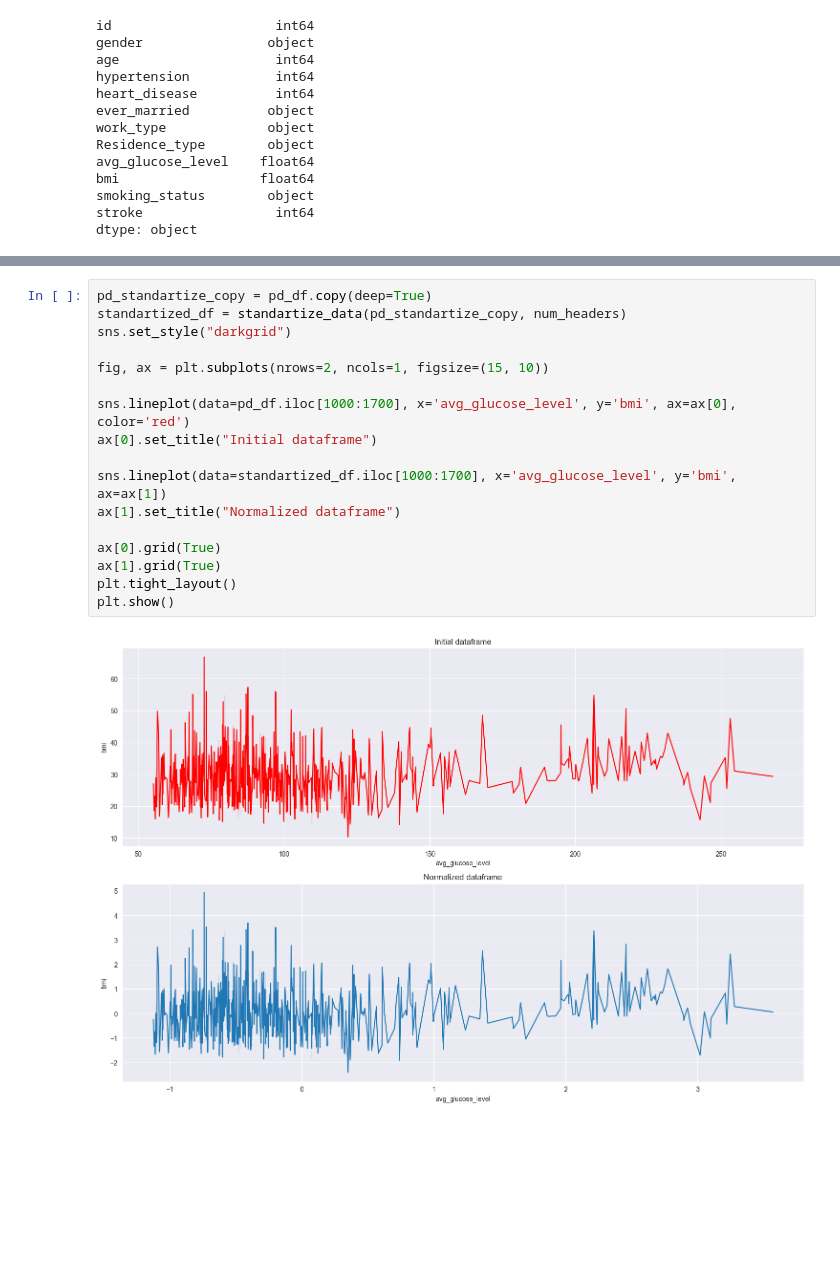
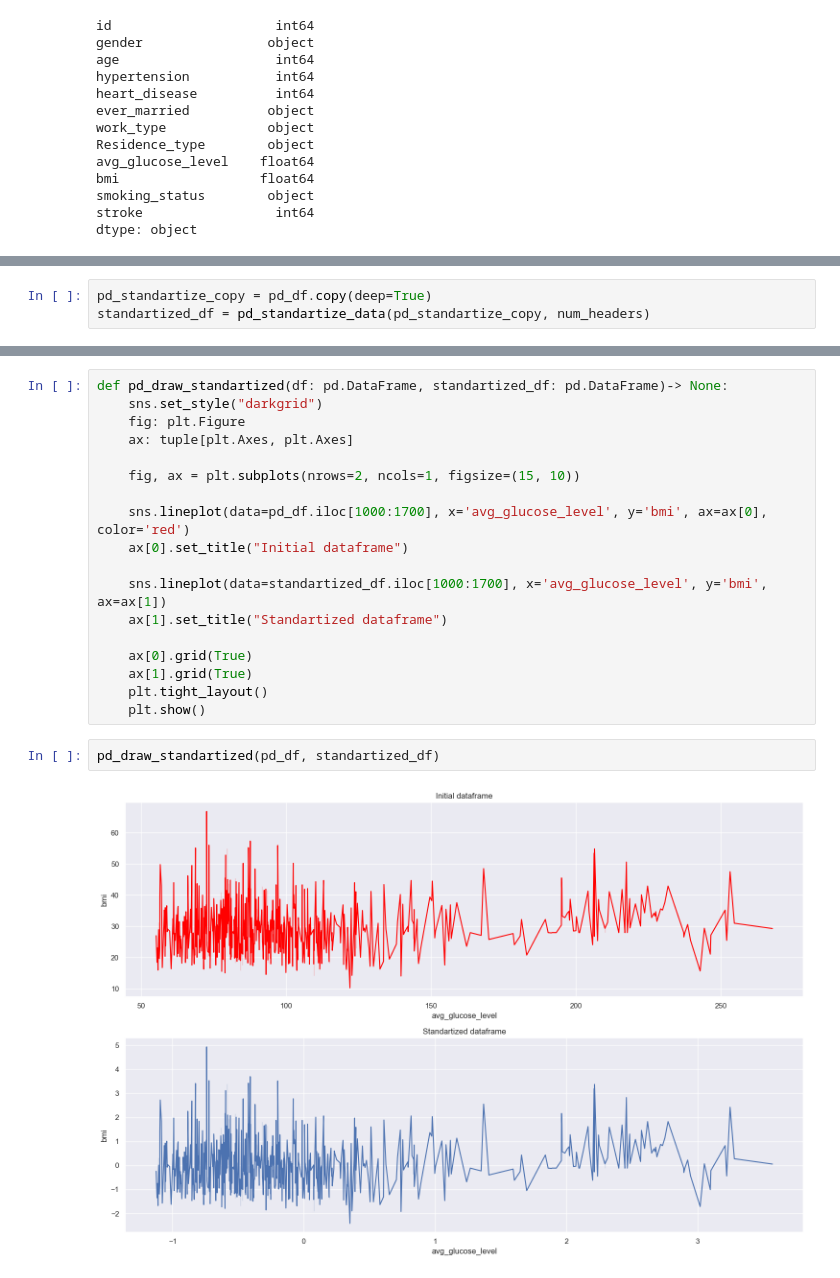
Before and after one commit to saulbadman3/DataAnalysis, a Jupyter notebook: Lab4/lab4_2.ipynb, the cells around one changed output, grey strips where cells are left out. Saved outputs shown, nothing was run; the diff lists cells and outputs as text; blank space fills up the shorter version.

```diff
--- a/Lab4/lab4_2.ipynb
+++ b/Lab4/lab4_2.ipynb
@@ -62 +67,4 @@ def standartize_data(df: pd.DataFrame, columns: list) -> pd.DataFrame:
+# %%
+pd_standartize_copy = pd_df.copy(deep=True)
+standartized_df = pd_standartize_data(pd_standartize_copy, num_headers)
 # %%
@@ -81,20 +92,23 @@ plt.show()
 # %%
-pd_standartize_copy = pd_df.copy(deep=True)
-standartized_df = standartize_data(pd_standartize_copy, num_headers)
-sns.set_style("darkgrid")
+def pd_draw_standartized(df: pd.DataFrame, standartized_df: pd.DataFrame)-> None:
+    sns.set_style("darkgrid")
+    fig: plt.Figure
+    ax: tuple[plt.Axes, plt.Axes]
 
-fig, ax = plt.subplots(nrows=2, ncols=1, figsize=(15, 10))
+    fig, ax = plt.subplots(nrows=2, ncols=1, figsize=(15, 10))
 
-sns.lineplot(data=pd_df.iloc[1000:1700], x='avg_glucose_level', y='bmi', ax=ax[0], color='red')
-ax[0].set_title("Initial dataframe")
+    sns.lineplot(data=pd_df.iloc[1000:1700], x='avg_glucose_level', y='bmi', ax=ax[0], color='red')
+    ax[0].set_title("Initial dataframe")
 
-sns.lineplot(data=standartized_df.iloc[1000:1700], x='avg_glucose_level', y='bmi', ax=ax[1])
-ax[1].set_title("Normalized dataframe")
+    sns.lineplot(data=standartized_df.iloc[1000:1700], x='avg_glucose_level', y='bmi', ax=ax[1])
+    ax[1].set_title("Standartized dataframe")
 
-ax[0].grid(True)
-ax[1].grid(True)
-plt.tight_layout()
-plt.show()
+    ax[0].grid(True)
+    ax[1].grid(True)
+    plt.tight_layout()
+    plt.show()
-# %% [output]
-[figure, removed]
+# %%
+pd_draw_standartized(pd_df, standartized_df)
+# %% [output]
+[figure, added]
 # %%
```
Also changed, not shown: parts of 16 cells of this notebook.
